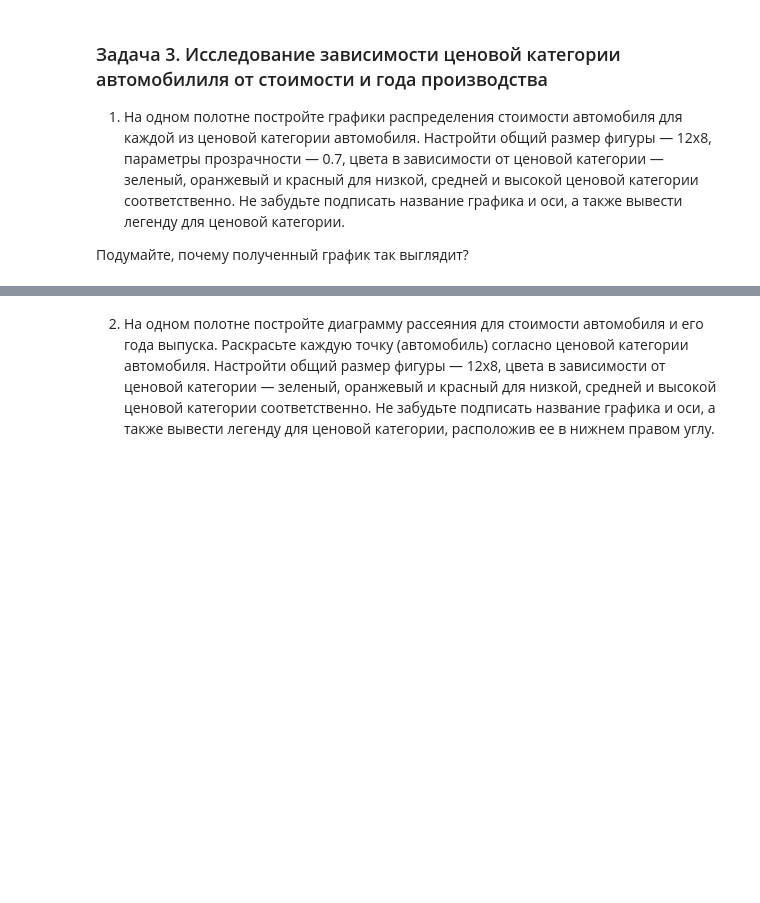
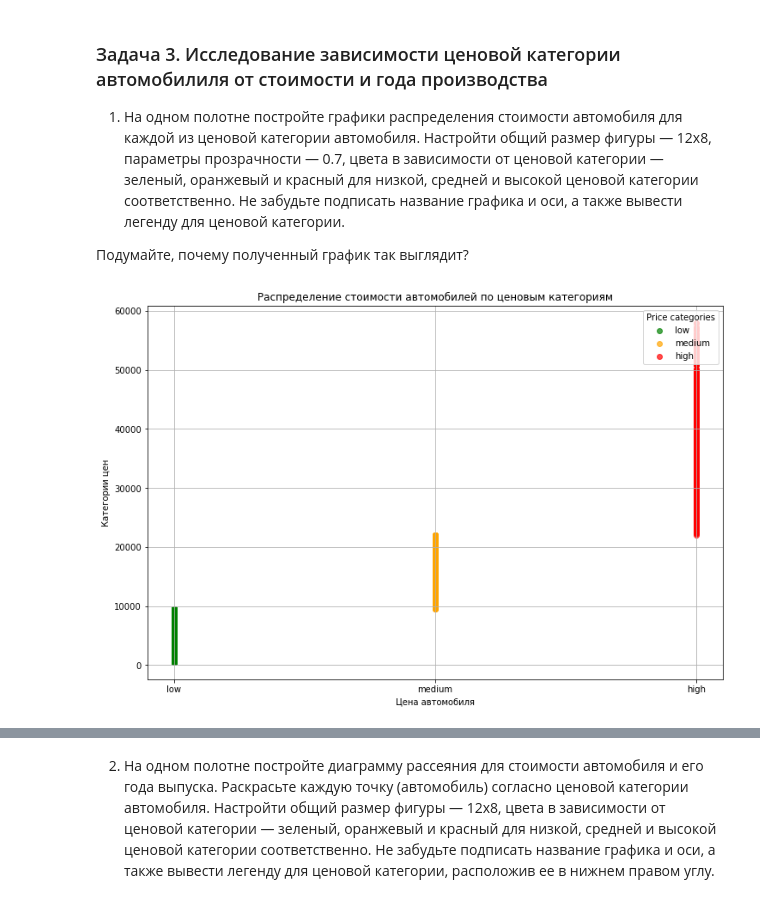
Before and after one commit to UzunDemir/19.4.Exploratory-Data-Analysis-Data-Visualization.-Practical-work, a Jupyter notebook: 19_4_Практическая_работа_.ipynb, the cells around one changed output, grey strips where cells are left out. Cells and saved outputs as stored; diff of their text form; code cells hidden in the pictures; blank space fills up the shorter version.

```diff
--- a/19_4_Практическая_работа_.ipynb
+++ b/19_4_Практическая_работа_.ipynb
@@ -449,4 +451,21 @@ plt.show()
 
 Подумайте, почему полученный график так выглядит?
 # %%
-# Ваш код здесь
+
+
+colors = {'low': 'green', 'medium': 'orange', 'high': 'red'}
+fig, ax = plt.subplots(figsize=(12, 8))
+for price_category in colors:
+    color = colors[price_category]
+    data = df_new[df_new['price_category'] == price_category]
+
+    ax.scatter(data['price_category'], data['price'], c=color, label=price_category, alpha=0.7)
+
+ax.legend(loc='upper right', title="Price categories")
+plt.title("Распределение стоимости автомобилей по ценовым категориям")
+plt.xlabel('Цена автомобиля')
+plt.ylabel('Категории цен')
+plt.grid(True)
+plt.show()
+# %% [output]
+[figure, added]
```
Also changed, not shown: parts of 18 cells of this notebook.
